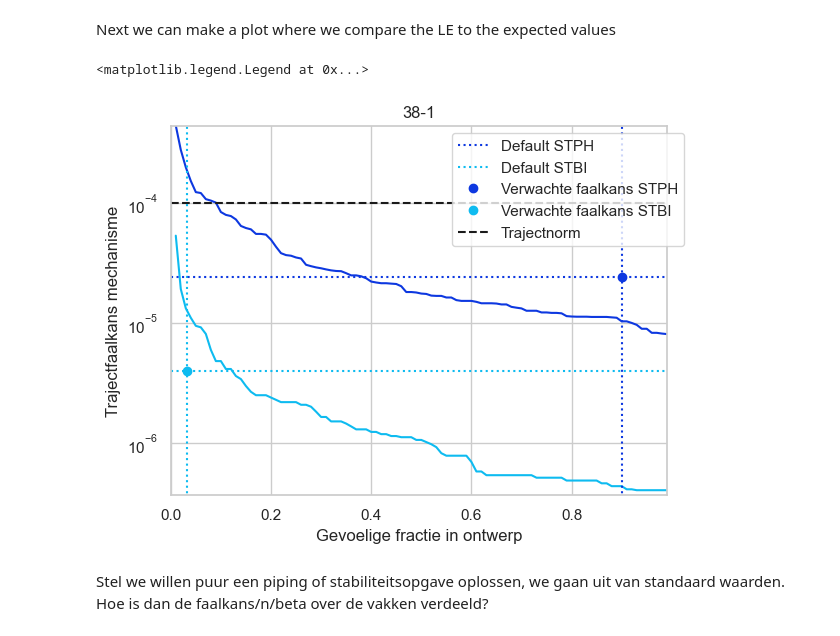
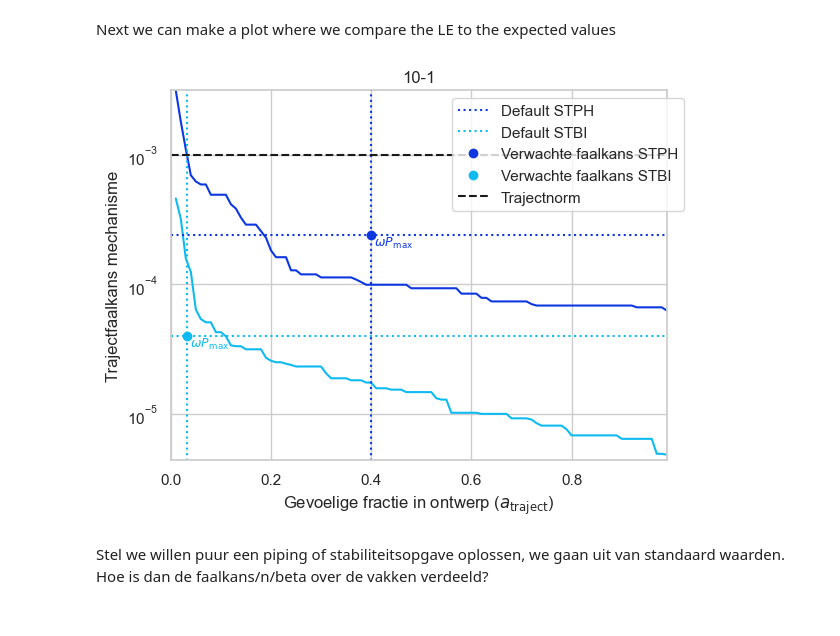
Before and after one commit to Deltares/VRSuiteUtils, a Jupyter notebook: postprocessing/cost_of_requirements.ipynb, the cells around one changed output. Cells and saved outputs as stored; diff of their text form; code cells hidden in the pictures.

```diff
--- a/postprocessing/cost_of_requirements.ipynb
+++ b/postprocessing/cost_of_requirements.ipynb
@@ -28,8 +28,10 @@ from common_functions.Deltares_colors import Deltares_colors
 sns.set(style="whitegrid")
 colors =  Deltares_colors().sns_palette("DeltaresFull")
 # %%
-root_dir = Path(r"c:\Users\klerk_wj\OneDrive - Stichting Deltares\00_Projecten\11_VR_HWBP\05_Handreiking\casus_ontwerpen\38-1\N=4 database")
-db_path = root_dir.joinpath("38-1","38-1_basis.db")
+# root_dir = Path(r"c:\Users\klerk_wj\OneDrive - Stichting Deltares\00_Projecten\11_VR_HWBP\05_Handreiking\casus_ontwerpen\38-1\N=4 database")
+root_dir = Path(r"n:\Projects\11209000\11209353\B. Measurements and calculations\008 - Resultaten Proefvlucht\Alle_Databases")
+# db_path = root_dir.joinpath("38-1","38-1_basis.db")
+db_path = root_dir.joinpath("met lengte-effecten (N=4)","10-1","database_10-1_trajectaanpak.sqlite")
 
 has_revetment = False
 design_year = 50
@@ -37,3 +39,5 @@ LE = 4 # ['no', 4, 'full']
 
 _runs_overview = get_overview_of_runs(db_path)
 _runs_overview
+
+save_dir = Path(r'c:\Users\klerk_wj\OneDrive - Stichting Deltares\00_Projecten\11_VR_HWBP\05_Handreiking\casus_ontwerpen\vergelijkingen_uniforme_kansen')
@@ -156,29 +149,32 @@ Next we can make a plot where we compare the LE to the expected values
 # %%
 fig, ax = plt.subplots()
 ax.plot(a_values, pf_traject_piping, color=colors[1])
 ax.plot(a_values, pf_traject_stability, color = colors[2])
 # ax.plot(a_values, np.add(pf_traject_stability,pf_traject_piping), color = colors[6])
 
 ax.set_ylabel('Trajectfaalkans mechanisme')
-ax.set_xlabel(r'Gevoelige fractie in ontwerp')
+ax.set_xlabel(r'Gevoelige fractie in ontwerp ($a_{\text{traject}}$)')
 ax.set_xlim(left = 0, right= max(a_values))
 ax.set_ylim(bottom = min(min(pf_traject_piping), min(pf_traject_stability))/1.1, top = max(max(pf_traject_piping), max(pf_traject_stability)))
 ax.set_yscale('log')
 ax.vlines(uniform_requirements.a_piping, 0, max(max(pf_traject_piping), max(pf_traject_stability)), colors=colors[1], linestyles='dotted', label='Default STPH')
 ax.vlines(uniform_requirements.a_stability_inner, 0, max(max(pf_traject_piping), max(pf_traject_stability)), colors=colors[2], linestyles='dotted', label='Default STBI')
 
 ax.hlines(0.24*uniform_requirements.p_max, 0, max(a_values), colors=colors[1], linestyles='dotted')
 ax.hlines(0.04*uniform_requirements.p_max, 0, max(a_values), colors=colors[2], linestyles='dotted')
 # ax.hlines(0.28*p_max, 0, max(a_values), colors=colors[6], linestyles='dotted', label='Faalkansruimte samen')
 ax.plot(uniform_requirements.a_piping, 0.24*uniform_requirements.p_max, color=colors[1], marker='o', linestyle = '', label='Verwachte faalkans STPH')
+ax.text(uniform_requirements.a_piping, 0.24*uniform_requirements.p_max, r' $\omega P_\mathrm{max}$',
+        fontsize = 9 , color=colors[1], horizontalalignment='left', verticalalignment='top')
 ax.plot(uniform_requirements.a_stability_inner, 0.04*uniform_requirements.p_max, color=colors[2], marker='o', linestyle = '', label='Verwachte faalkans STBI')
+ax.text(uniform_requirements.a_stability_inner, 0.04*uniform_requirements.p_max, r' $\omega P_\mathrm{max}$',
+        fontsize = 9 , color=colors[2], horizontalalignment='left', verticalalignment='top')
 ax.hlines(uniform_requirements.p_max, 0, max(a_values), colors='k', linestyles='dashed', label='Trajectnorm')
 ax.set_title(DikeTrajectInfo.get(DikeTrajectInfo.id == 1).traject_name)
 ax.legend(bbox_to_anchor=(1.05, 1))
-# plt.savefig(save_dir.joinpath(f'{DikeTrajectInfo.get(DikeTrajectInfo.id == 1).traject_name}_a_vs_pf_N={LE}.png'), dpi=300, bbox_inches='tight')
+plt.savefig(save_dir.joinpath(f'{DikeTrajectInfo.get(DikeTrajectInfo.id == 1).traject_name}_a_vs_pf_N={LE}.png'), dpi=300, bbox_inches='tight')
 # %% [output]
-<matplotlib.legend.Legend at 0x...>
-[figure, old version]
+[figure, new version]
 # %% [markdown]
 Stel we willen puur een piping of stabiliteitsopgave oplossen, we gaan uit van standaard waarden. Hoe is dan de faalkans/n/beta over de vakken verdeeld?
 # %%
```
Also changed, not shown: parts of 2 cells of this notebook, 4 other files.
